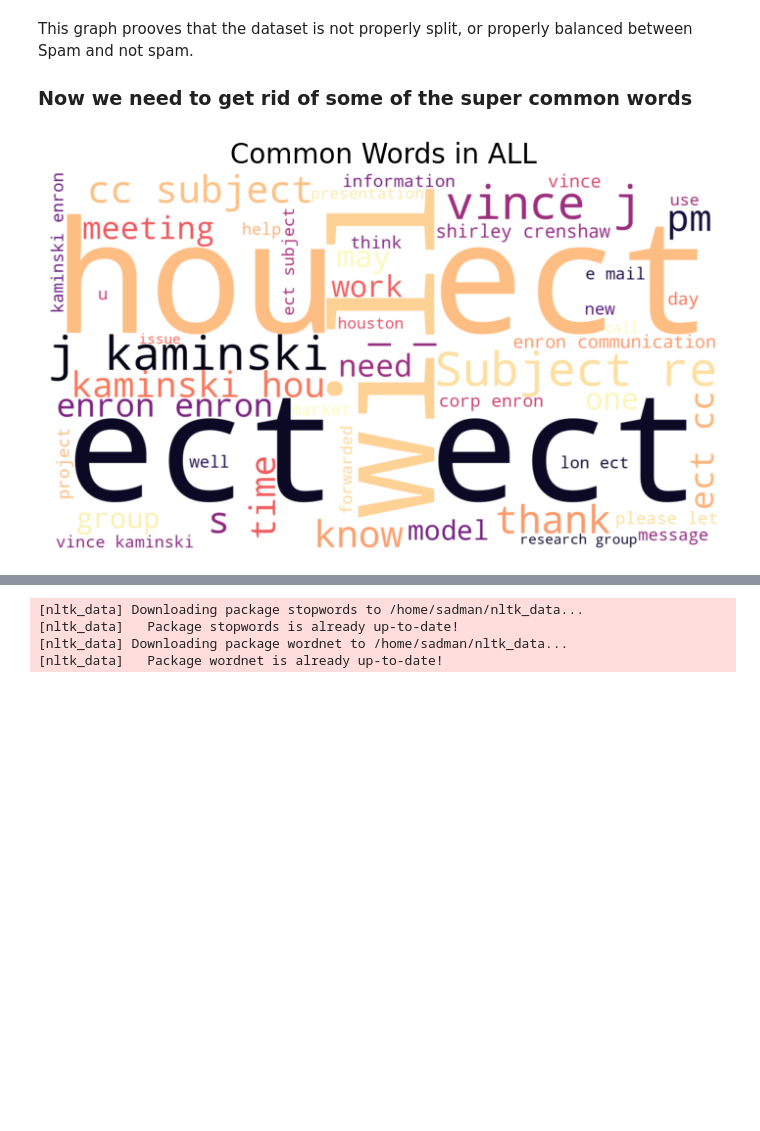
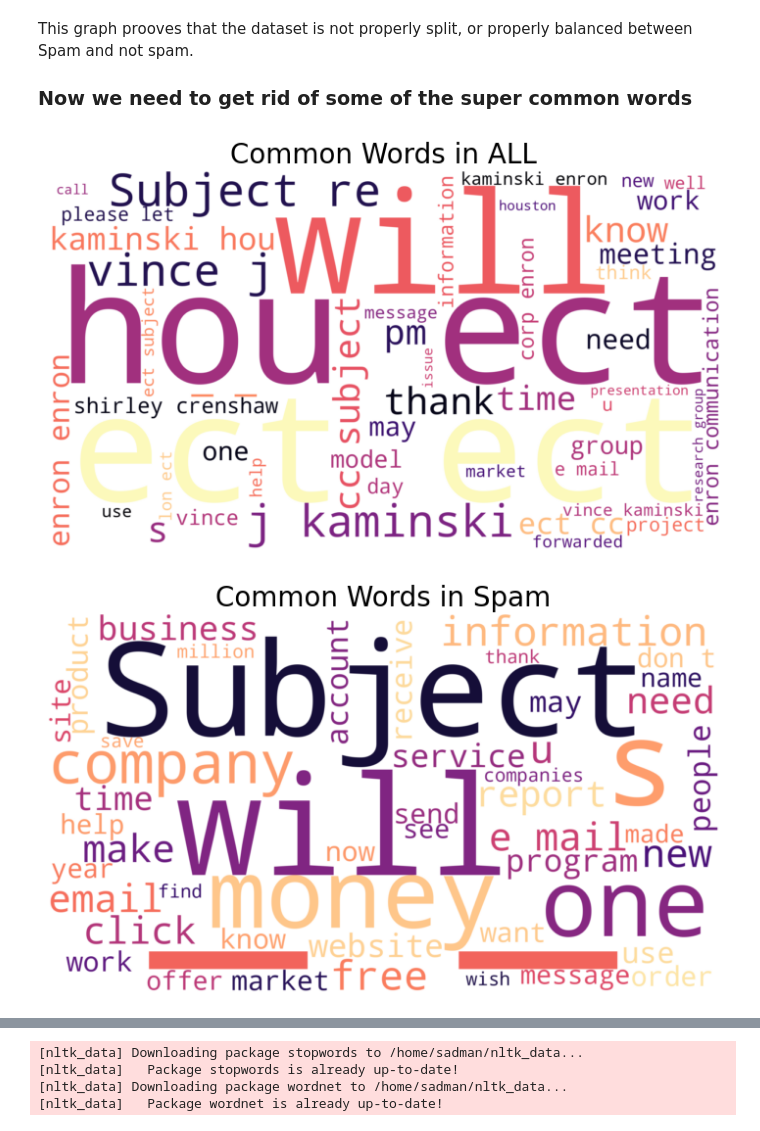
Before and after one commit to Sadman-Ishtiak/spam-email-detection-using-using-naive-bayes-classification, a Jupyter notebook: README.ipynb, the cells around one changed output, grey strips where cells are left out. Drawn from its saved outputs; the diff is of its cells as text; code cells hidden in the pictures; blank space fills up the shorter version.

```diff
--- a/README.ipynb
+++ b/README.ipynb
@@ -57,16 +57,19 @@ This graph prooves that the dataset is not properly split, or properly balanced
 # %%
 from wordcloud import WordCloud
 
 def show_wordcloud(data, title):
     text = " ".join(t for t in data)
     wordcloud = WordCloud(width=1920, height=1080, background_color='white',
                           max_words=50, colormap='magma').generate(text)
     plt.figure(figsize=(10, 5))
     plt.imshow(wordcloud, interpolation='bilinear')
     plt.axis('off')
     plt.title(title, fontsize=20)
     plt.show()
 
 show_wordcloud(df[df['spam'] == 0]['text'], "Common Words in ALL")
+show_wordcloud(df[df['spam'] == 1]['text'], "Common Words in Spam")
+show_wordcloud(df['text'], "Common Words in Not Spam")
 # %% [output]
-[figure, old version]
+[figure, new version]
+[figure, added]
```
Also changed, not shown: parts of 3 cells of this notebook.
